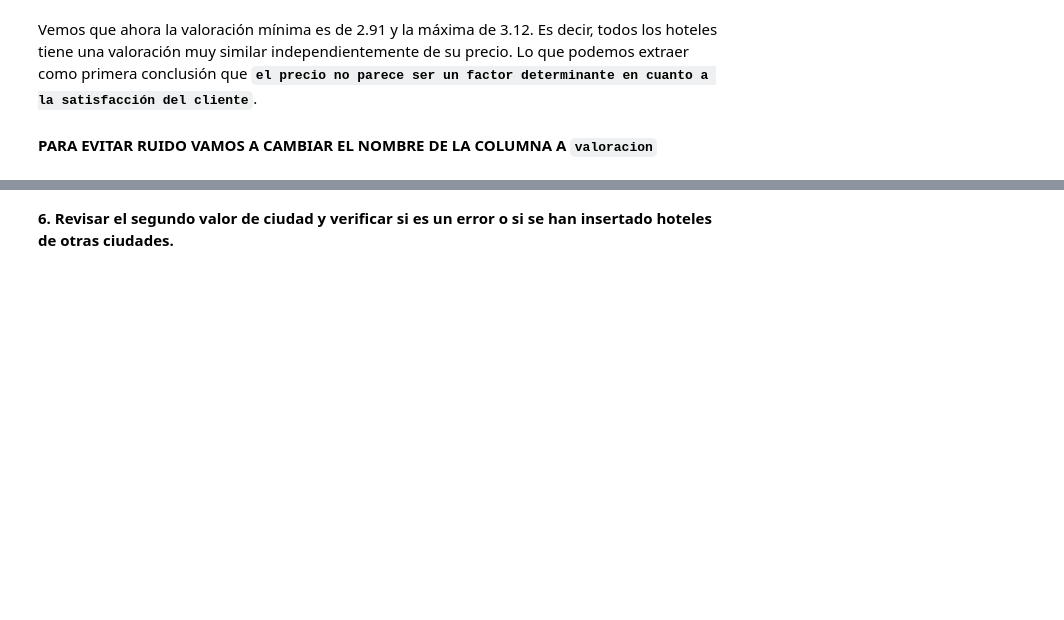
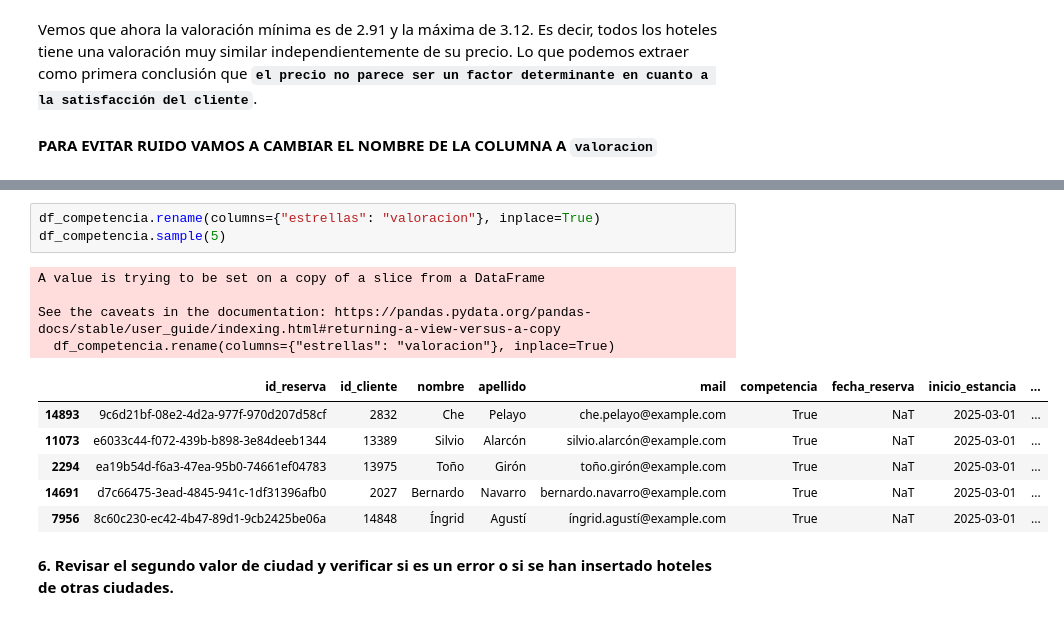
Before and after one commit to Vic4s/ETL_Hoteles, a Jupyter notebook: notebook_limpio/inicial_limpio.ipynb, the cells around one changed output, grey strips where cells are left out. Cells and saved outputs as stored; diff of their text form; blank space fills up the shorter version.

```diff
--- a/notebook_limpio/inicial_limpio.ipynb
+++ b/notebook_limpio/inicial_limpio.ipynb
@@ -783,3 +784,17 @@ See the caveats in the documentation: https://pandas.pydata.org/pandas-docs/stab
+# %%
+df_competencia.rename(columns={"estrellas": "valoracion"}, inplace=True)
+df_competencia.sample(5)
+# %% [output]
+A value is trying to be set on a copy of a slice from a DataFrame
+
+See the caveats in the documentation: https://pandas.pydata.org/pandas-docs/stable/user_guide/indexing.html#returning-a-view-versus-a-copy
+  df_competencia.rename(columns={"estrellas": "valoracion"}, inplace=True)
+|  | id_reserva | id_cliente | nombre | apellido | mail | competencia | fecha_reserva | inicio_estancia | ... |
+| 14893 | 9c6d21bf-08e2-4d2a-977f-970d207d58cf | 2832 | Che | Pelayo | che.pelayo@example.com | True | NaT | 2025-03-01 | ... |
+| 11073 | e6033c44-f072-439b-b898-3e84deeb1344 | 13389 | Silvio | Alarcón | silvio.alarcón@example.com | True | NaT | 2025-03-01 | ... |
+| 2294 | ea19b54d-f6a3-47ea-95b0-74661ef04783 | 13975 | Toño | Girón | toño.girón@example.com | True | NaT | 2025-03-01 | ... |
+| 14691 | d7c66475-3ead-4845-941c-1df31396afb0 | 2027 | Bernardo | Navarro | bernardo.navarro@example.com | True | NaT | 2025-03-01 | ... |
+| 7956 | 8c60c230-ec42-4b47-89d1-9cb2425be06a | 14848 | Íngrid | Agustí | íngrid.agustí@example.com | True | NaT | 2025-03-01 | ... |
 # %% [markdown]
 **6. Revisar el segundo valor de ciudad y verificar si es un error o si se han insertado hoteles de otras ciudades.**
 # %%
```
Also changed, not shown: parts of 9 cells of this notebook, 6 other files.
